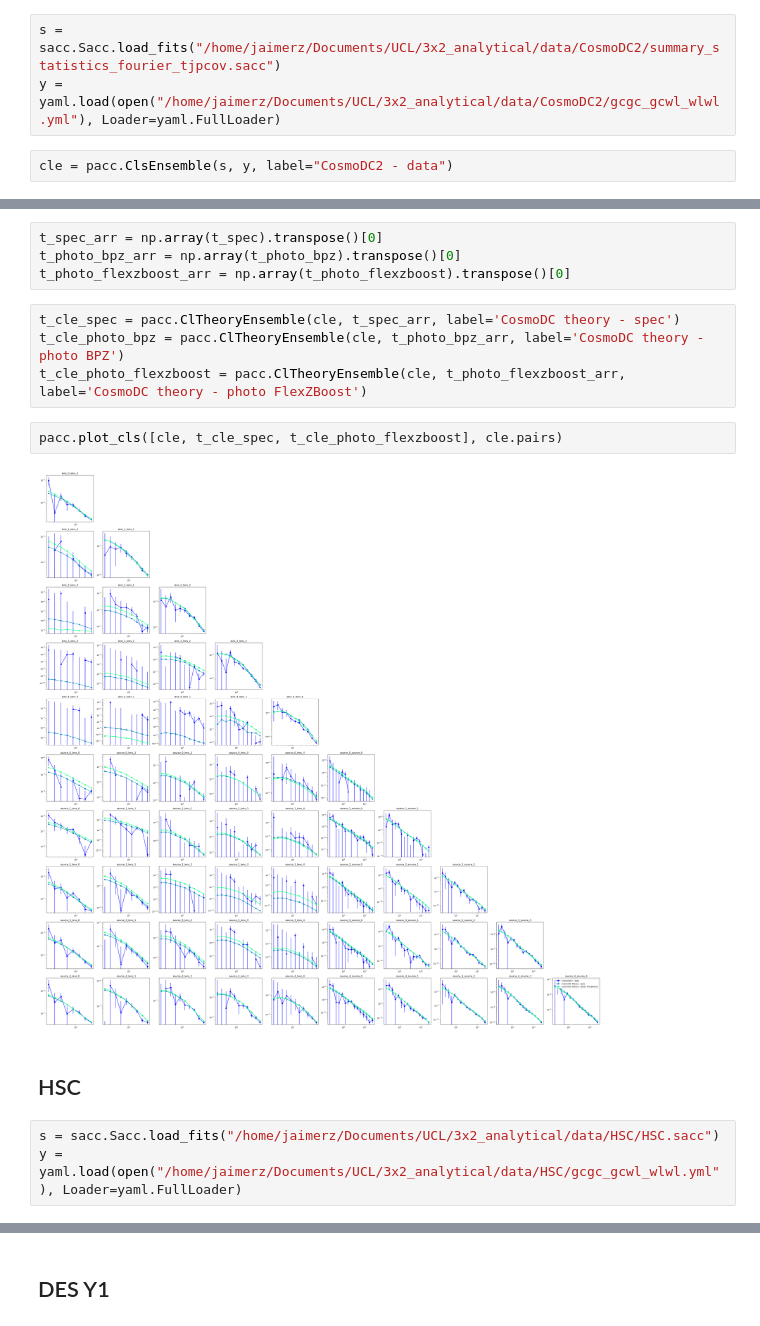
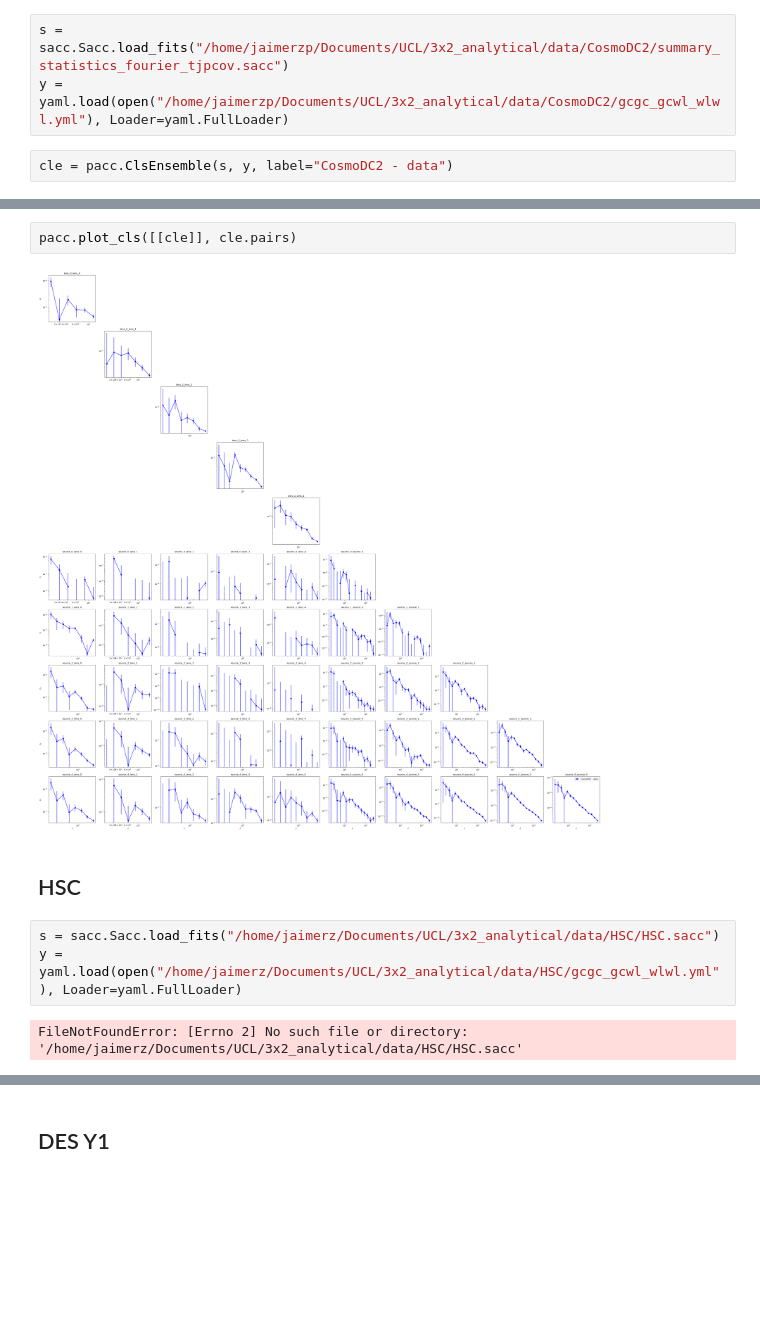
Before and after one commit to JaimeRZP/pacc, a Jupyter notebook: PlotGallery.ipynb, the cells around one changed output, grey strips where cells are left out. Saved outputs shown, nothing was run; the diff lists cells and outputs as text; blank space fills up the shorter version.

```diff
--- a/PlotGallery.ipynb
+++ b/PlotGallery.ipynb
@@ -20,7 +24,7 @@ pacc.plot_cls([cle], cle.pairs)
 # %% [markdown]
 ## CosmoDC2
 # %%
-s = sacc.Sacc.load_fits("/home/jaimerz/Documents/UCL/3x2_analytical/data/CosmoDC2/summary_statistics_fourier_tjpcov.sacc")
-y = yaml.load(open("/home/jaimerz/Documents/UCL/3x2_analytical/data/CosmoDC2/gcgc_gcwl_wlwl.yml"), Loader=yaml.FullLoader)
+s = sacc.Sacc.load_fits("/home/jaimerzp/Documents/UCL/3x2_analytical/data/CosmoDC2/summary_statistics_fourier_tjpcov.sacc")
+y = yaml.load(open("/home/jaimerzp/Documents/UCL/3x2_analytical/data/CosmoDC2/gcgc_gcwl_wlwl.yml"), Loader=yaml.FullLoader)
 # %%
 cle = pacc.ClsEnsemble(s, y, label="CosmoDC2 - data")
@@ -31,18 +31,12 @@ t_photo_flexzboost = pd.read_csv("/home/jaimerz/Documents/UCL/3x2_analytical/Cos
-# %%
-t_spec_arr = np.array(t_spec).transpose()[0]
-t_photo_bpz_arr = np.array(t_photo_bpz).transpose()[0]
-t_photo_flexzboost_arr = np.array(t_photo_flexzboost).transpose()[0]
-# %%
-t_cle_spec = pacc.ClTheoryEnsemble(cle, t_spec_arr, label='CosmoDC theory - spec')
-t_cle_photo_bpz = pacc.ClTheoryEnsemble(cle, t_photo_bpz_arr, label='CosmoDC theory - photo BPZ')
-t_cle_photo_flexzboost = pacc.ClTheoryEnsemble(cle, t_photo_flexzboost_arr, label='CosmoDC theory - photo FlexZBoost')
 # %%
-pacc.plot_cls([cle, t_cle_spec, t_cle_photo_flexzboost], cle.pairs)
+pacc.plot_cls([[cle]], cle.pairs)
 # %% [output]
-[figure, old version]
+[figure, new version]
 # %% [markdown]
 ## HSC
 # %%
 s = sacc.Sacc.load_fits("/home/jaimerz/Documents/UCL/3x2_analytical/data/HSC/HSC.sacc")
 y = yaml.load(open("/home/jaimerz/Documents/UCL/3x2_analytical/data/HSC/gcgc_gcwl_wlwl.yml"), Loader=yaml.FullLoader)
+# %% [output]
+FileNotFoundError: [Errno 2] No such file or directory: '/home/jaimerz/Documents/UCL/3x2_analytical/data/HSC/HSC.sacc'
 # %%
```
Also changed, not shown: parts of 19 cells of this notebook, 1 other file.
